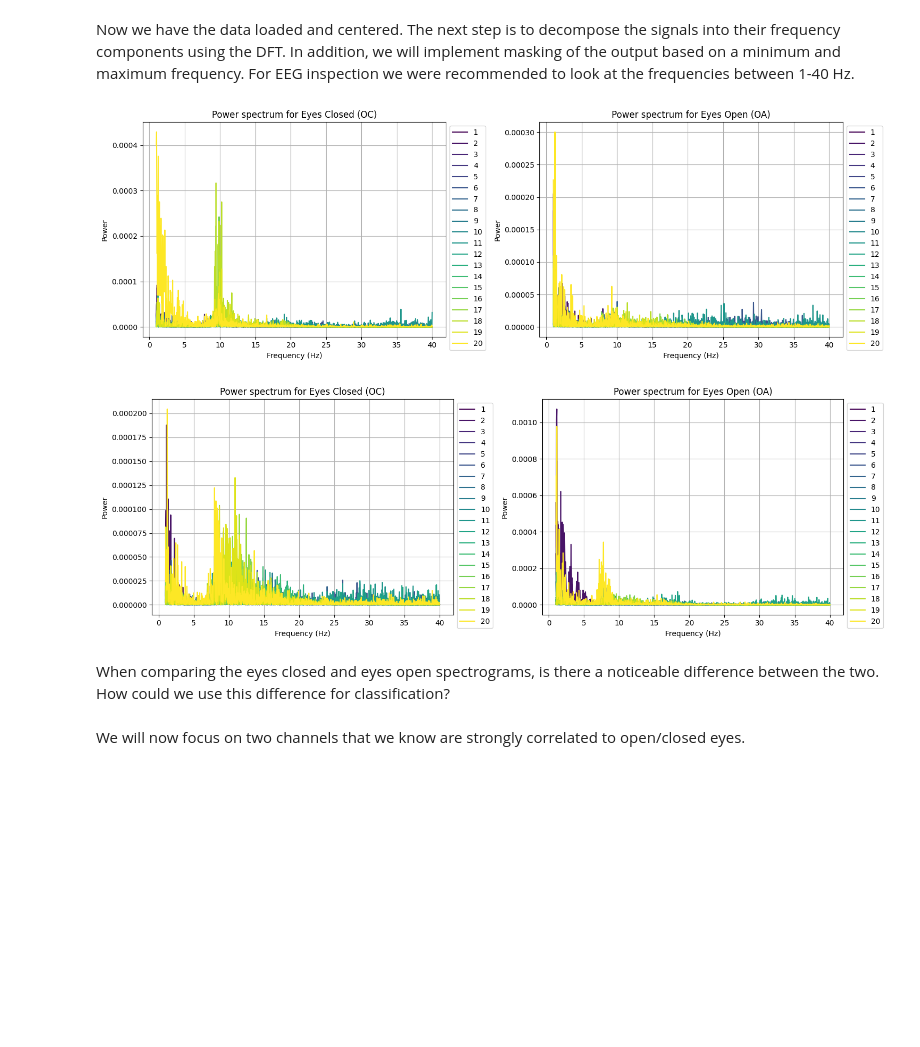
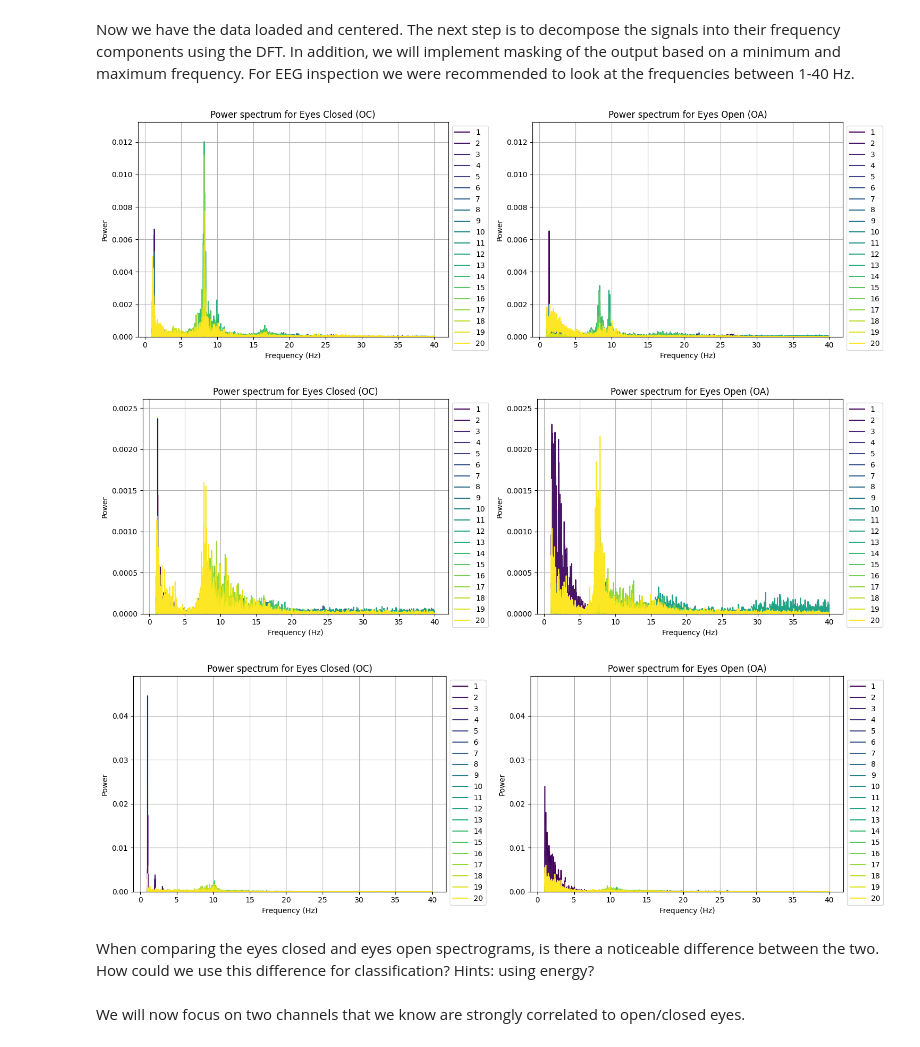
Before and after one commit to Twinbo/Signals-and-Data-Autumn-2025-student, a Jupyter notebook: week_5/assignment_2.ipynb, the cells around one changed output. Saved outputs shown, nothing was run; the diff lists cells and outputs as text; code cells hidden in the pictures; blank space fills up the shorter version.

Commit message:
assignment just needs data and some shine

```diff
--- a/week_5/assignment_2.ipynb
+++ b/week_5/assignment_2.ipynb
@@ -37,0 +21,17 @@ print(sys.getsizeof(data_oa) / (1024 ** 2))
+# %%
+path_data = "data_for_exercise-60000"
+data_oa = []
+data_oc = []
+sample_rate = 500
+n_subjects = -1
+
+for folder in tqdm(os.listdir(path_data)[:n_subjects], desc="Loading data"):
+    for filename in os.listdir(join(path_data, folder)):
+        df = pd.read_csv(join(path_data, folder, filename), sep=",", index_col=0)
+        if df.values.shape == (20, int(path_data.split("-")[-1])):
+            if "oa" in filename:
+                data_oa.append(df.values)
+            else:
+                data_oc.append(df.values)
+        else:
+            print(f"Wrong shape for {folder}/{filename}")
@@ -150,29 +169,30 @@ def plot_power_spectrum_overlay(freqs, power_spectrum, ch_names, show=False, tit
     if show:
         plt.show()
 # %%
-plt.subplots(1, 2, figsize=(15, 5))
-plt.subplot(1, 2, 1)
-freqs, power_spectrum = compute_power_spectrum(data_oc[1], sampling_rate=sample_rate, min_freq=1, max_freq=40)
-plot_power_spectrum_overlay(freqs, power_spectrum, channel_names, title=f"Power spectrum for Eyes Closed (OC)")
-plt.subplot(1, 2, 2)
-freqs, power_spectrum = compute_power_spectrum(data_oa[1], sampling_rate=sample_rate, min_freq=1, max_freq=40)
-plot_power_spectrum_overlay(freqs, power_spectrum, channel_names, title=f"Power spectrum for Eyes Open (OA)")
-plt.show()
+segments_to_plot = [0, 3, 5]
+for segment in segments_to_plot:
+    plt.subplots(1, 2, figsize=(15, 5))
+
+    # Compute power spectra for both conditions
+    freqs_oc, power_spectrum_oc = compute_power_spectrum(data_oc[segment], sampling_rate=sample_rate, min_freq=1, max_freq=40)
+    freqs_oa, power_spectrum_oa = compute_power_spectrum(data_oa[segment], sampling_rate=sample_rate, min_freq=1, max_freq=40)
+
+    # Determine the y-limit based on the maximum value of both power spectra
+    y_max = max(power_spectrum_oc.max(), power_spectrum_oa.max())
+
+    plt.subplot(1, 2, 1)
+    plot_power_spectrum_overlay(freqs_oc, power_spectrum_oc, channel_names, title=f"Power spectrum for Eyes Closed (OC)")
+    plt.ylim([0, y_max + y_max / 10])
+    plt.subplot(1, 2, 2)
+    plot_power_spectrum_overlay(freqs_oa, power_spectrum_oa, channel_names, title=f"Power spectrum for Eyes Open (OA)")
+    plt.ylim([0, y_max + y_max / 10])
+    plt.show()
 # %% [output]
-[figure, old version]
+[figure, new version]
+[figure, added]
+[figure, added]
-# %%
-plt.subplots(1, 2, figsize=(15, 5))
-plt.subplot(1, 2, 1)
-freqs, power_spectrum = compute_power_spectrum(data_oc[20], sampling_rate=sample_rate, min_freq=1, max_freq=40)
-plot_power_spectrum_overlay(freqs, power_spectrum, channel_names, title=f"Power spectrum for Eyes Closed (OC)")
-plt.subplot(1, 2, 2)
-freqs, power_spectrum = compute_power_spectrum(data_oa[20], sampling_rate=sample_rate, min_freq=1, max_freq=40)
-plot_power_spectrum_overlay(freqs, power_spectrum, channel_names, title=f"Power spectrum for Eyes Open (OA)")
-plt.show()
-# %% [output]
-[figure, removed]
 # %% [markdown]
-When comparing the eyes closed and eyes open spectrograms, is there a noticeable difference between the two. How could we use this difference for classification?
+When comparing the eyes closed and eyes open spectrograms, is there a noticeable difference between the two. How could we use this difference for classification? Hints: using energy?
 # %% [markdown]
 We will now focus on two channels that we know are strongly correlated to open/closed eyes.
 # %%
```
Also changed, not shown: parts of 10 cells of this notebook.
